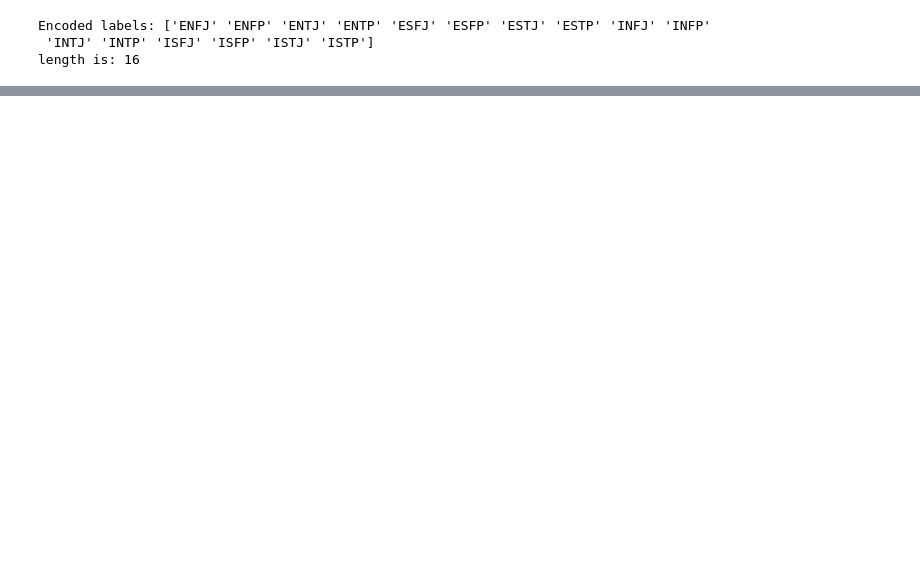
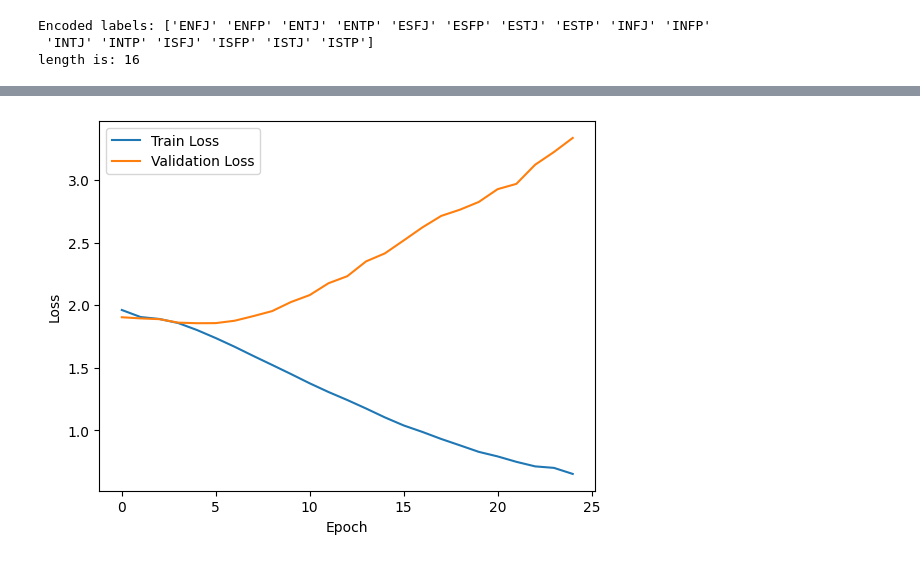
Before and after one commit to BasilReda/ITI_AI_Intake46, a Jupyter notebook: NLP/day3/day3_lab.ipynb, the cells around one changed output, grey strips where cells are left out. Drawn from its saved outputs; the diff is of its cells as text; code cells hidden in the pictures; blank space fills up the shorter version.

```diff
--- a/NLP/day3/day3_lab.ipynb
+++ b/NLP/day3/day3_lab.ipynb
@@ -278,0 +311,3 @@ Index: []
+# %%
+final_cleaned_data.dropna(inplace=True)
+final_cleaned_data.isnull().sum()
@@ -279,8 +342,10 @@ Index: []
 # %%
 from sklearn.model_selection import train_test_split
 
-X_train, X_test, y_train, y_test = train_test_split(final_cleaned_data["Cleaned_Posts"], final_cleaned_data["type"], test_size=0.2, random_state=42, stratify=final_cleaned_data["type"], shuffle=True)
-X_train, X_valid, y_train, y_valid = train_test_split(X_train, y_train, test_size=0.2, random_state=42, stratify=y_train, shuffle=True)
+X_train, X_test, y_train, y_test = train_test_split(final_cleaned_data["Cleaned_Posts"], final_cleaned_data["type"], test_size=0.2, random_state=42,
+                                                    stratify=final_cleaned_data["type"], shuffle=True)
+X_train, X_valid, y_train, y_valid = train_test_split(X_train, y_train, test_size=0.2, random_state=42,
+                                                      stratify=y_train, shuffle=True)
 print(f"Train: {X_train.shape[0]} samples")
 print(f"Validation: {X_valid.shape[0]} samples")
 print(f"Test: {X_test.shape[0]} samples")
@@ -298,11 +363,13 @@ class GRU_Model(nn.Module):
         self.gru = nn.GRU(emb_dim, hidden_dim, num_layers, batch_first=True)
         self.fc = nn.Linear(hidden_dim, num_classes)
         self.RLU = nn.ReLU()
+        self.dropout = nn.Dropout(0.5)
 
     def forward(self, x):
         embedd = self.embedding(x)
         gru_output, hidden = self.gru(embedd)
         output = self.RLU(gru_output[:, -1, :])
+        output = self.dropout(output)
         output = self.fc(output)
         return output
 # %%
@@ -408,9 +479,16 @@ device(type='cpu')
 # %%
+from sklearn.metrics import classification_report
 criterion = nn.CrossEntropyLoss()
 model = GRU_Model(vocab_size=vocab_size, emb_dim=100, hidden_dim=128, num_classes=len(label_encoder.classes_))
 optimizer = optim.Adam(model.parameters(), lr=0.001)
-
-for i in range(10):
+model.to(device)
+patience = 20
+best_val_loss = float('inf')
+epoch_no_improve = 0
+number_epochs = 200
+train_losses = []
+valid_losses = []
+for i in range(number_epochs):
     model.train()
     total_loss = 0
     for X_batch, y_batch in train_loader:
@@ -422,6 +500,7 @@ for i in range(10):
         optimizer.step()
         total_loss += loss.item()
     avg_loss = total_loss / len(train_loader)
+    train_losses.append(avg_loss)
 
     model.eval()
     val_loss = 0
@@ -431,5 +510,17 @@ for i in range(10):
             outputs = model(batch_x)
             loss = criterion(outputs, batch_y)
             val_loss += loss.item()
-    print(f"Epoch {i+1}, Loss: {avg_loss:.4f}, Val Loss: {val_loss:.4f}")
+    avg_valid_loss = val_loss / len(valid_loader)
+    valid_losses.append(avg_valid_loss)
+    print(f"Epoch {i+1}, Loss: {avg_loss:.4f}, Val Loss: {avg_valid_loss:.4f}")
+
+    if avg_valid_loss < best_val_loss:
+        best_val_loss = avg_valid_loss
+        epochs_no_improve = 0
+    else:
+        epochs_no_improve += 1
+        print(f"Validation loss did not improve. Patience: {epochs_no_improve}/{patience}")
+        if epochs_no_improve >= patience:
+            print(f"Early stopping triggered at epoch {i+1}. Stopping training.")
+            break
 # %% [output]
@@ -439,0 +544,9 @@ KeyboardInterrupt:
+# %%
+plt.plot(train_losses, label="Train Loss")
+plt.plot(valid_losses, label="Validation Loss")
+plt.xlabel("Epoch")
+plt.ylabel("Loss")
+plt.legend()
+plt.show()
+# %% [output]
+[figure, added]
```
Also changed, not shown: parts of 39 cells of this notebook.
